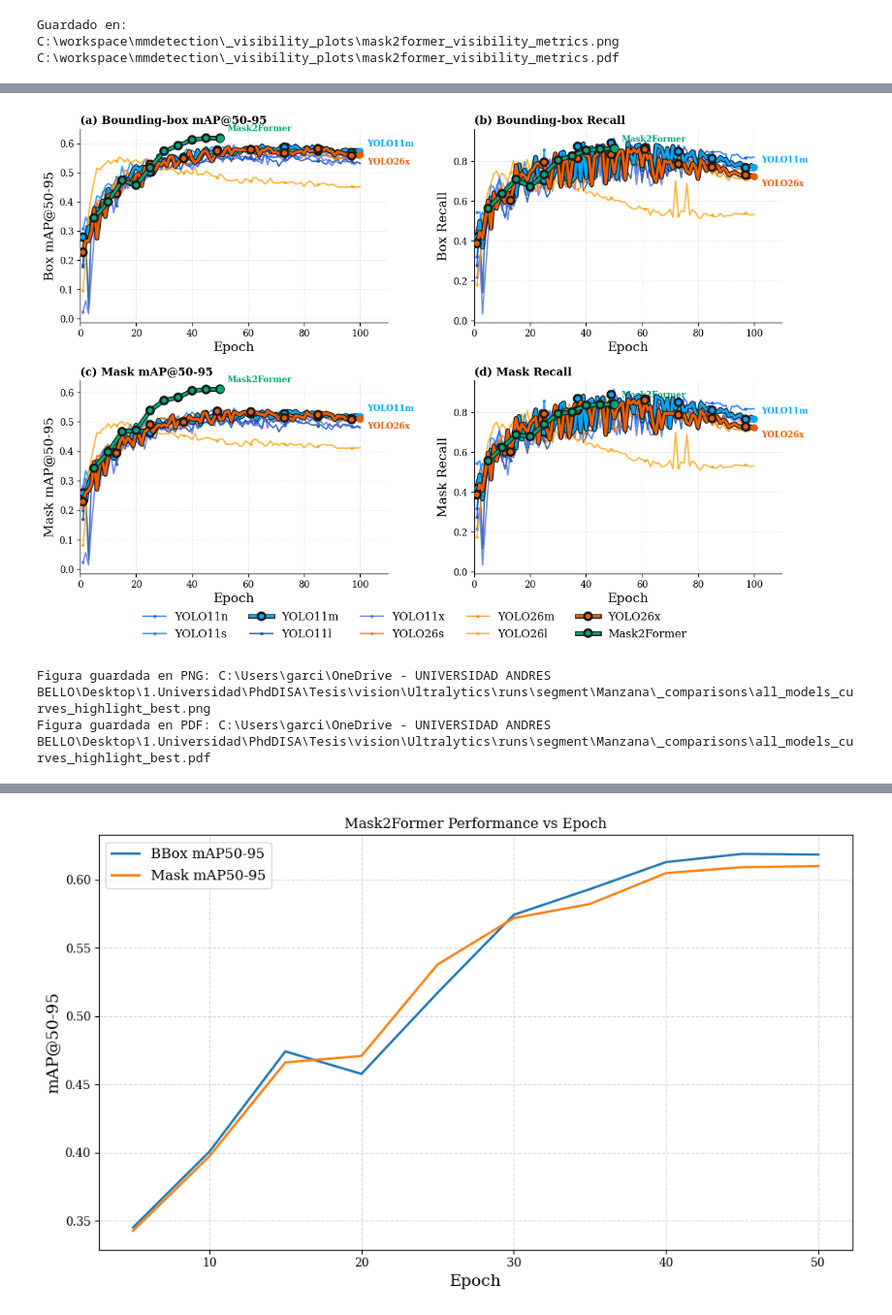
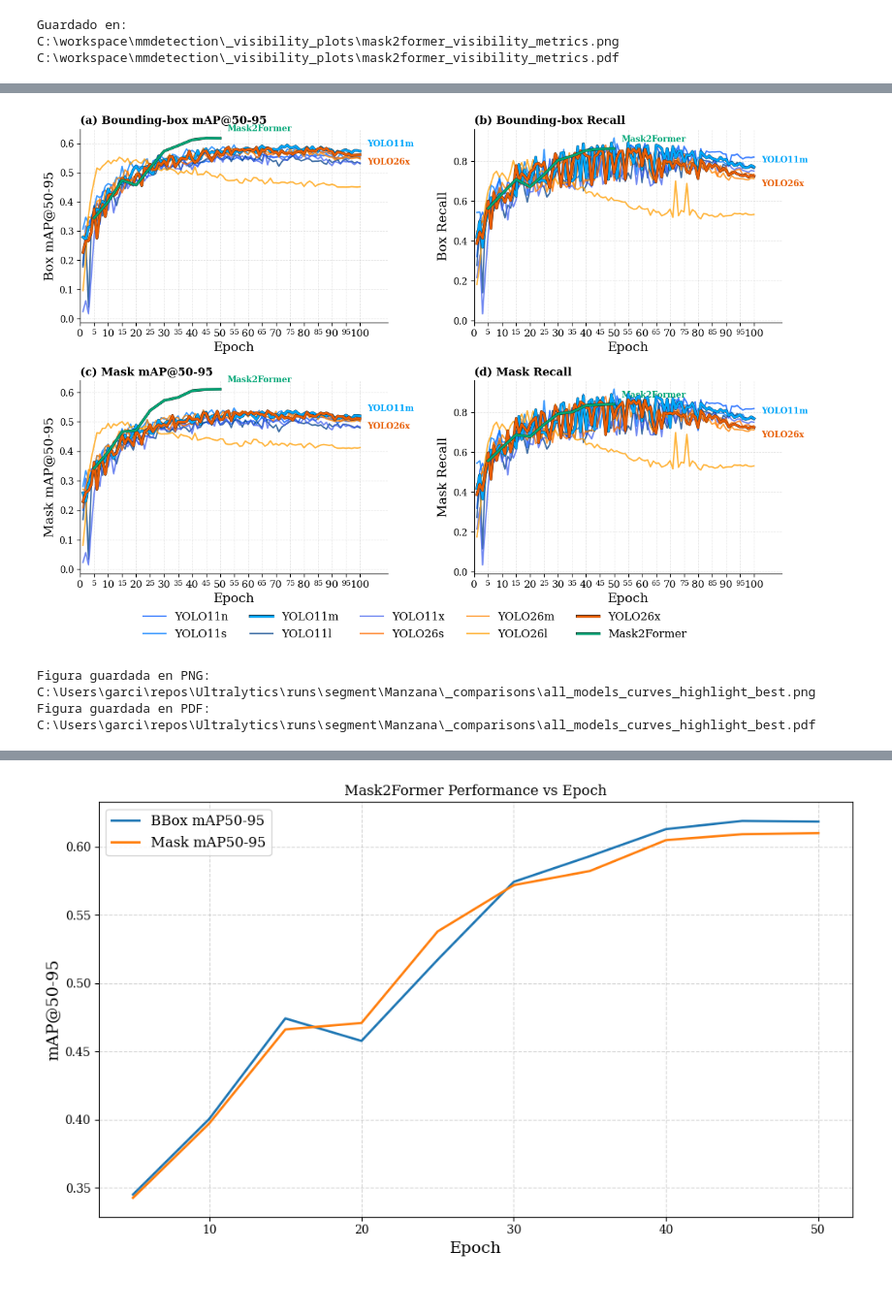
Before and after one commit to Ivan1721/mmdetection, a Jupyter notebook: InstanceSeg_Code.ipynb, the cells around one changed output, grey strips where cells are left out. Shown at 97% size. Saved outputs shown, nothing was run; the diff lists cells and outputs as text; code cells hidden in the pictures.

```diff
--- a/InstanceSeg_Code.ipynb
+++ b/InstanceSeg_Code.ipynb
@@ -2036,7 +2036,7 @@ Evaluando Mask2Former en visibilidad 100%
 # %%
 from pathlib import Path
 
-COCO_ROOT = Path(r"C:\Users\garci\OneDrive - UNIVERSIDAD ANDRES BELLO\Desktop\1.Universidad\PhdDISA\Tesis\vision\Transformer\Manzana\coco_dataset")
+COCO_ROOT = Path(r"C:\Users\garci\OneDrive - UNIVERSIDAD ANDRES BELLO\Desktop\1.Universidad\PhdDISA\vision\Transformer\Manzana\coco_dataset")
 
 for level in ["25", "50", "75", "100"]:
     p = COCO_ROOT / "annotations" / f"instances_val_{level}.json"
@@ -2057,7 +2057,7 @@ CONFIG_BASE = Path(r"configs/mask2former/mask2former_fruits_r50.py")
 CHECKPOINT = Path(r"work_dirs/mask2former_fruits_r50_50e_v1/best_coco_segm_mAP_iter_61200.pth")
 
 COCO_ROOT = Path(
-    r"C:\Users\garci\OneDrive - UNIVERSIDAD ANDRES BELLO\Desktop\1.Universidad\PhdDISA\Tesis\vision\Transformer\Manzana\coco_dataset"
+    r"C:\Users\garci\OneDrive - UNIVERSIDAD ANDRES BELLO\Desktop\1.Universidad\PhdDISA\vision\Transformer\Manzana\coco_dataset"
 )
 
 OUT_DIR = Path("
@@ -2151,7 +2151,7 @@ from pycocotools.coco import COCO
 from pycocotools.cocoeval import COCOeval
 from pycocotools import mask as maskUtils
 
-COCO_ROOT = Path(r"C:/Users/garci/OneDrive - UNIVERSIDAD ANDRES BELLO/Desktop/1.Universidad/PhdDISA/Tesis/vision/Transformer/Manzana/coco_dataset")
+COCO_ROOT = Path(r"C:/Users/garci/OneDrive - UNIVERSIDAD ANDRES BELLO/Desktop/1.Universidad/PhdDISA/vision/Transformer/Manzana/coco_dataset")
 PRED_DIR = Path(r"C:/workspace/mmdetection")  # donde están results_vis25.pkl, etc.
 
 VIS_LEVELS = ["25", "50", "75", "100"]
@@ -2553,7 +2553,7 @@ CONFIG_BASE = MMDET_ROOT / "configs/mask2former/mask2former_fruits_visibility.py
 WEIGHTS_DIR = MMDET_ROOT / "work_dirs/mask2former_fruits_r50_50e_v1"
 
 COCO_ROOT = Path(
-    r"C:\Users\garci\OneDrive - UNIVERSIDAD ANDRES BELLO\Desktop\1.Universidad\PhdDISA\Tesis\vision\Transformer\Manzana\coco_dataset"
+    r"C:\Users\garci\OneDrive - UNIVERSIDAD ANDRES BELLO\Desktop\1.Universidad\PhdDISA\vision\Transformer\Manzana\coco_dataset"
 )
 
 OUT_DIR = MMDET_ROOT / "mask2former_visibility_epoch_eval"
@@ -2823,7 +2823,7 @@ import matplotlib.patheffects as pe
 # =========================================================
 # CONFIG
 # =========================================================
-BASE_DIR = Path(r"C:\Users\garci\OneDrive - UNIVERSIDAD ANDRES BELLO\Desktop\1.Universidad\PhdDISA\Tesis\vision\Ultralytics\runs\segment\Manzana")
+BASE_DIR = Path(r"C:\Users\garci\repos\Ultralytics\runs\segment\Manzana")
 OUT_DIR = BASE_DIR / "_comparisons"
 OUT_DIR.mkdir(exist_ok=True, parents=True)
 
@@ -3041,7 +3041,6 @@ def plot_metric(ax, metric_key, title, ylabel):
 
         xmax = max(xmax, data["epoch"].max())
 
-        arch = get_architecture(label)
         is_highlight = label in HIGHLIGHT_RUNS
         color = BASE_COLORS.get(label)
 
@@ -3050,34 +3049,20 @@ def plot_metric(ax, metric_key, title, ylabel):
             data[metric_key],
             label=label,
             color=color,
-            linewidth=3.0 if is_highlight else 1.6,
+            linewidth=2.5 if is_highlight else 1.6,
             alpha=1.0 if is_highlight else 0.75,
             linestyle="-",
-            marker=ARCH_MARKERS.get(arch, "o"),
-            markersize=5.5 if is_highlight else 3.5,
-            markerfacecolor=color,
-            markeredgecolor="white" if is_highlight else color,
-            markeredgewidth=0.0 if is_highlight else 0.0,
-            markevery=max(len(data) // 8, 1),
             zorder=5 if is_highlight else 2,
-
         )
 
         if is_highlight:
             line.set_path_effects([
-                pe.Stroke(linewidth=5.0, foreground="#1A1A1A"),
+                pe.Stroke(linewidth=3.0, foreground="#1A1A1A"),
                 pe.Normal()
             ])
+
             x_last = data["epoch"].iloc[-1]
             y_last = data[metric_key].iloc[-1]
-
-            ax.scatter(
-                x_last,
-                y_last,
-                color=color,
-                s=46,
-                zorder=6
-            )
 
             dx, dy = ANNOT_OFFSETS.get(label, (8, 0))
 
@@ -3094,6 +3079,21 @@ def plot_metric(ax, metric_key, title, ylabel):
                 clip_on=False
             )
 
+    ax.set_xlim(0, xmax + 10)
+    ax.set_xticks(np.arange(0, xmax + 1, 5))
+    for tick in ax.get_xticklabels():
+        value = int(tick.get_text())
+
+        if value % 10 == 5:
+            tick.set_fontsize(8)   # ticks intermedios: 5, 15, 25, ...
+        else:
+            tick.set_fontsize(11)  # ticks principales: 0, 10, 20, ...
+    ax.set_title(title, loc="left", fontweight="bold")
+    ax.set_xlabel("Epoch", fontsize=14)
+    ax.set_ylabel(ylabel, fontsize=14)
+    ax.grid(True, linestyle="--", linewidth=0.6, alpha=0.35)
+    ax.spines["top"].set_visible(False)
+    ax.spines["right"].set_visible(False)
     ax.set_xlim(0, xmax + 10)
 
     ax.set_title(title, loc="left", fontweight="bold")
@@ -3125,36 +3125,36 @@ fig.legend(
     ncol=5,
     frameon=False,
     bbox_to_anchor=(0.5, 0.01)
 )
 
 # fig.suptitle(
 #     "Validation curves for all evaluated models with highlighted best-performing configurations",
 #     y=0.98
 # )
 
 # ajustar espacios manualmente
 fig.subplots_adjust(
     left=0.08,
     right=0.96,
     top=0.90,
     bottom=0.14,
     wspace=0.28,
     hspace=0.30
 )
 
 # =========================================================
 # GUARDAR
 # =========================================================
 fig.savefig(OUT_PNG, dpi=600, bbox_inches="tight")
 fig.savefig(OUT_PDF, bbox_inches="tight")
 plt.show()
 
 print(f"Figura guardada en PNG: {OUT_PNG}")
 print(f"Figura guardada en PDF: {OUT_PDF}")
 # %% [output]
-[figure, old version]
+[figure, new version]
-Figura guardada en PNG: C:\Users\garci\OneDrive - UNIVERSIDAD ANDRES BELLO\Desktop\1.Universidad\PhdDISA\Tesis\vision\Ultralytics\runs\segment\Manzana\_comparisons\all_models_curves_highlight_best.png
-Figura guardada en PDF: C:\Users\garci\OneDrive - UNIVERSIDAD ANDRES BELLO\Desktop\1.Universidad\PhdDISA\Tesis\vision\Ultralytics\runs\segment\Manzana\_comparisons\all_models_curves_highlight_best.pdf
+Figura guardada en PNG: C:\Users\garci\repos\Ultralytics\runs\segment\Manzana\_comparisons\all_models_curves_highlight_best.png
+Figura guardada en PDF: C:\Users\garci\repos\Ultralytics\runs\segment\Manzana\_comparisons\all_models_curves_highlight_best.pdf
 # %%
 import re
 import pickle
```
Also changed, not shown: parts of 8 cells of this notebook.
